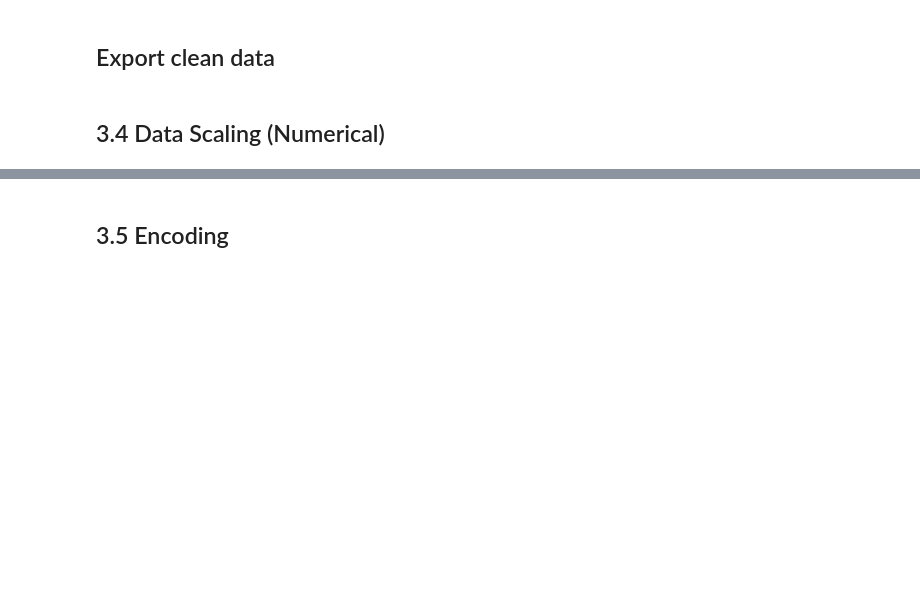
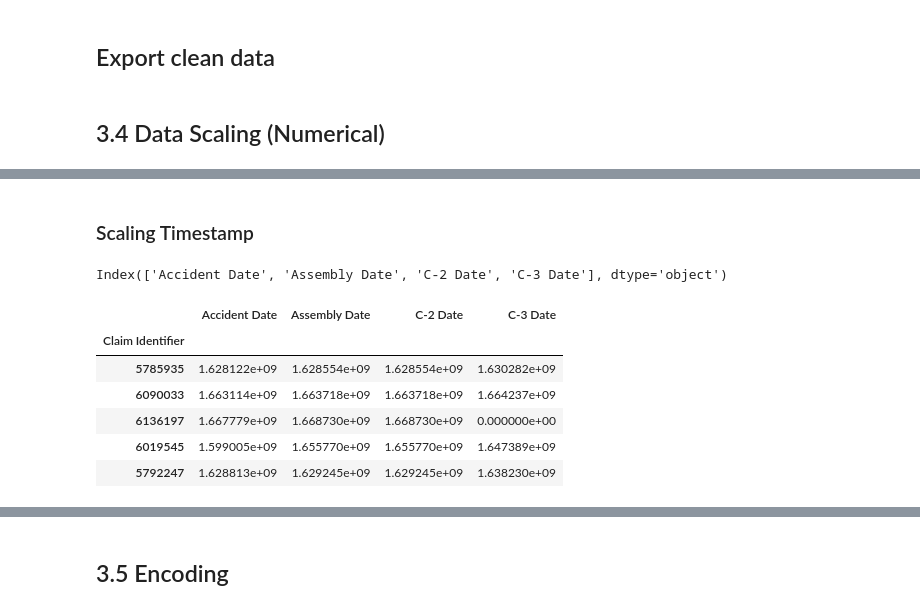
Before and after one commit to tmnstraub/ML_Group36, a Jupyter notebook: src/Group36_joined.ipynb, the cells around one changed output, grey strips where cells are left out. Cells and saved outputs as stored; diff of their text form; code cells hidden in the pictures; blank space fills up the shorter version.

Commit message:
scaling of timestamp

```diff
--- a/src/Group36_joined.ipynb
+++ b/src/Group36_joined.ipynb
@@ -1289,0 +1248,34 @@ X_train_num_scaled
+# %%
+X_train_num_scaled = pd.DataFrame(X_train_num_scaled, columns = X_train_num.columns).set_index(X_train.index)
+X_val_num_scaled = pd.DataFrame(X_val_num_scaled, columns = X_val_num.columns).set_index(X_val.index)
+X_test_num_scaled = pd.DataFrame(X_test_num_scaled, columns = X_test_num.columns).set_index(X_test.index)
+# %%
+
+X_train[['Age at Injury', 'Birth Year', 'IME-4 Count', 'Number of Dependents']] = X_train_num_scaled
+X_val[['Age at Injury', 'Birth Year', 'IME-4 Count', 'Number of Dependents']] = X_val_num_scaled
+X_test[['Age at Injury', 'Birth Year', 'IME-4 Count', 'Number of Dependents']] = X_test_num_scaled
+# %% [markdown]
+### Scaling Timestamp
+# %%
+# columns that contain Date in the name
+date_cols = X_train.columns[X_train.columns.str.contains('Date')]
+date_cols = date_cols.drop('Has First Hearing Date')
+date_cols = date_cols.drop('First Hearing Date')
+
+date_cols
+# %% [output]
+Index(['Accident Date', 'Assembly Date', 'C-2 Date', 'C-3 Date'], dtype='object')
+# %%
+X_train_time_scaling = X_train[date_cols].copy()
+X_val_time_scaling = X_val[date_cols].copy()
+X_test_time_scaling = X_test[date_cols].copy()
+# %%
+X_train_time_scaling.head()
+# %% [output]
+|  | Accident Date | Assembly Date | C-2 Date | C-3 Date |
+| Claim Identifier |  |  |  |  |
+| 5785935 | 1.628122e+09 | 1.628554e+09 | 1.628554e+09 | 1.630282e+09 |
+| 6090033 | 1.663114e+09 | 1.663718e+09 | 1.663718e+09 | 1.664237e+09 |
+| 6136197 | 1.667779e+09 | 1.668730e+09 | 1.668730e+09 | 0.000000e+00 |
+| 6019545 | 1.599005e+09 | 1.655770e+09 | 1.655770e+09 | 1.647389e+09 |
+| 5792247 | 1.628813e+09 | 1.629245e+09 | 1.629245e+09 | 1.638230e+09 |
```
Also changed, not shown: parts of 24 cells of this notebook.
